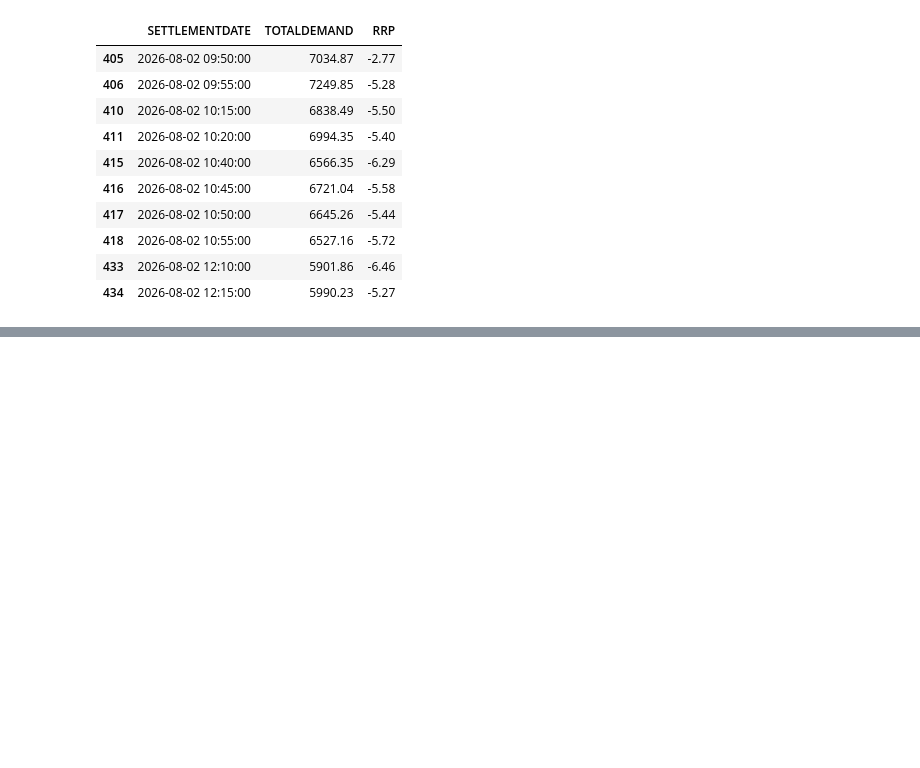
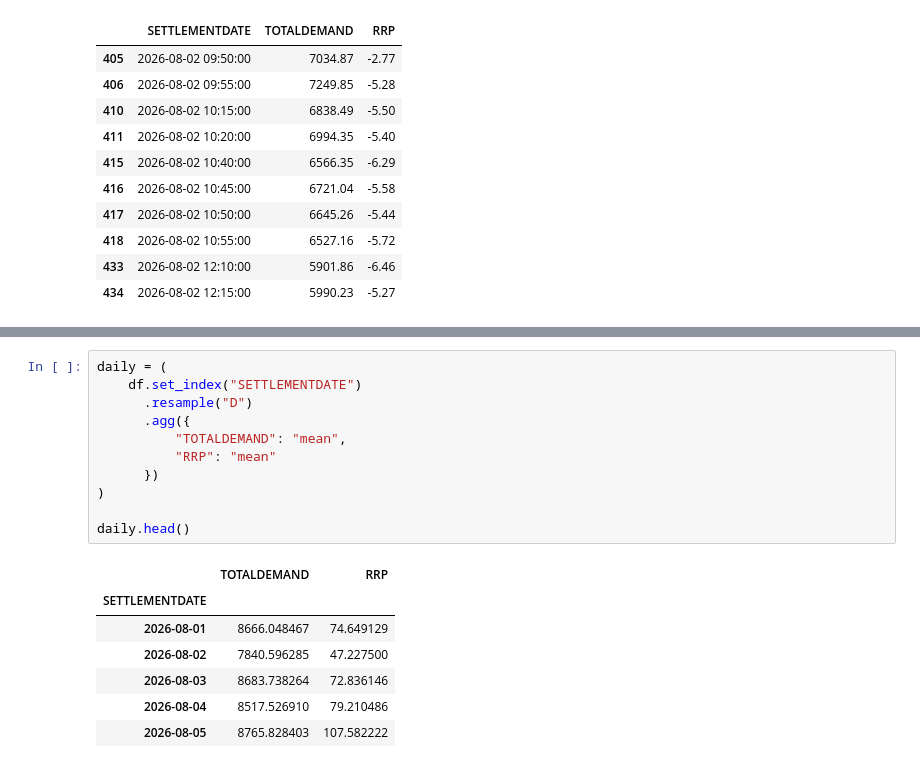
Before and after one commit to klm2109/australian-energy-market-analytics, a Jupyter notebook: notebooks/Exploratory Data Analysis.ipynb, the cells around one changed output, grey strips where cells are left out. Saved outputs shown, nothing was run; the diff lists cells and outputs as text; blank space fills up the shorter version.

```diff
--- a/notebooks/Exploratory Data Analysis.ipynb
+++ b/notebooks/Exploratory Data Analysis.ipynb
@@ -487,0 +534,19 @@ negative_prices[
+# %%
+daily = (
+    df.set_index("SETTLEMENTDATE")
+      .resample("D")
+      .agg({
+          "TOTALDEMAND": "mean",
+          "RRP": "mean"
+      })
+)
+
+daily.head()
+# %% [output]
+|  | TOTALDEMAND | RRP |
+| SETTLEMENTDATE |  |  |
+| 2026-08-01 | 8666.048467 | 74.649129 |
+| 2026-08-02 | 7840.596285 | 47.227500 |
+| 2026-08-03 | 8683.738264 | 72.836146 |
+| 2026-08-04 | 8517.526910 | 79.210486 |
+| 2026-08-05 | 8765.828403 | 107.582222 |
```
Also changed, not shown: parts of 4 cells of this notebook.
